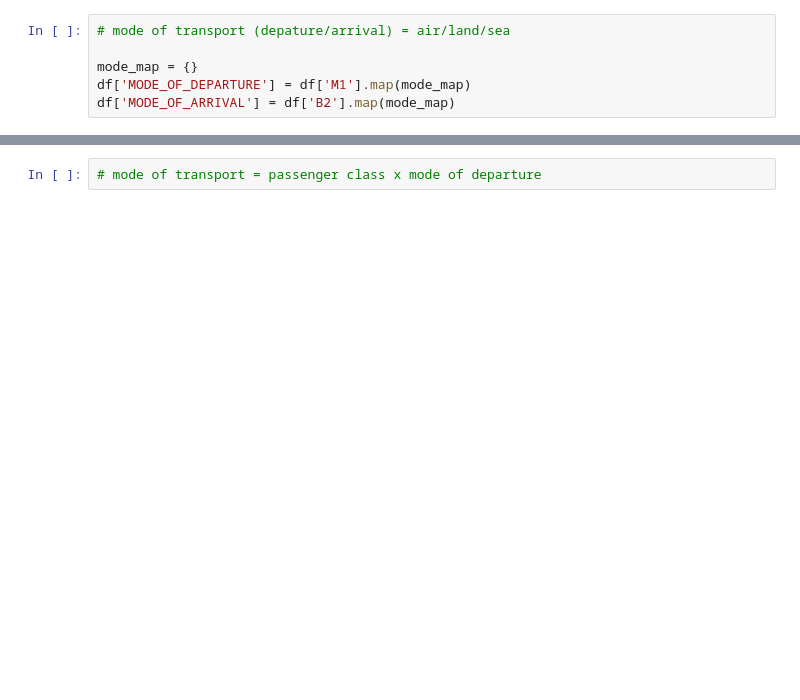
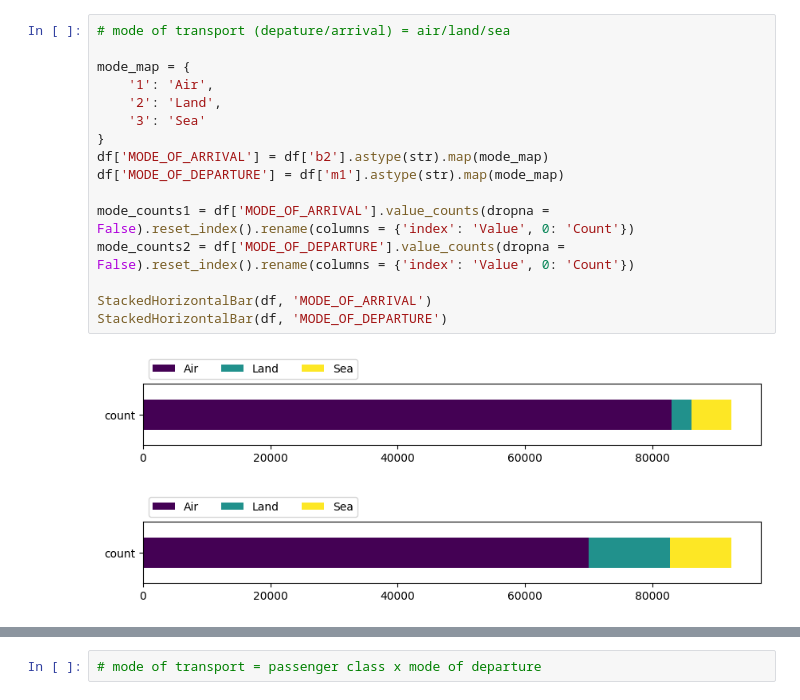
Before and after one commit to arushisinha98/data-explorer, a Jupyter notebook: notebooks/CleanOVS.ipynb, the cells around one changed output, grey strips where cells are left out. Cells and saved outputs as stored; diff of their text form; blank space fills up the shorter version.

```diff
--- a/notebooks/CleanOVS.ipynb
+++ b/notebooks/CleanOVS.ipynb
@@ -19,8 +87,21 @@ df['MONTH_OF_ARRIVAL'] = df['DATE_OF_ARRIVAL'].dt.month
 # %%
 # mode of transport (depature/arrival) = air/land/sea
 
-mode_map = {}
-df['MODE_OF_DEPARTURE'] = df['M1'].map(mode_map)
-df['MODE_OF_ARRIVAL'] = df['B2'].map(mode_map)
+mode_map = {
+    '1': 'Air',
+    '2': 'Land',
+    '3': 'Sea'
+}
+df['MODE_OF_ARRIVAL'] = df['b2'].astype(str).map(mode_map)
+df['MODE_OF_DEPARTURE'] = df['m1'].astype(str).map(mode_map)
+
+mode_counts1 = df['MODE_OF_ARRIVAL'].value_counts(dropna = False).reset_index().rename(columns = {'index': 'Value', 0: 'Count'})
+mode_counts2 = df['MODE_OF_DEPARTURE'].value_counts(dropna = False).reset_index().rename(columns = {'index': 'Value', 0: 'Count'})
+
+StackedHorizontalBar(df, 'MODE_OF_ARRIVAL')
+StackedHorizontalBar(df, 'MODE_OF_DEPARTURE')
+# %% [output]
+[figure, added]
+[figure, added]
 # %%
 # language of interview
```
Also changed, not shown: parts of 18 cells of this notebook.
